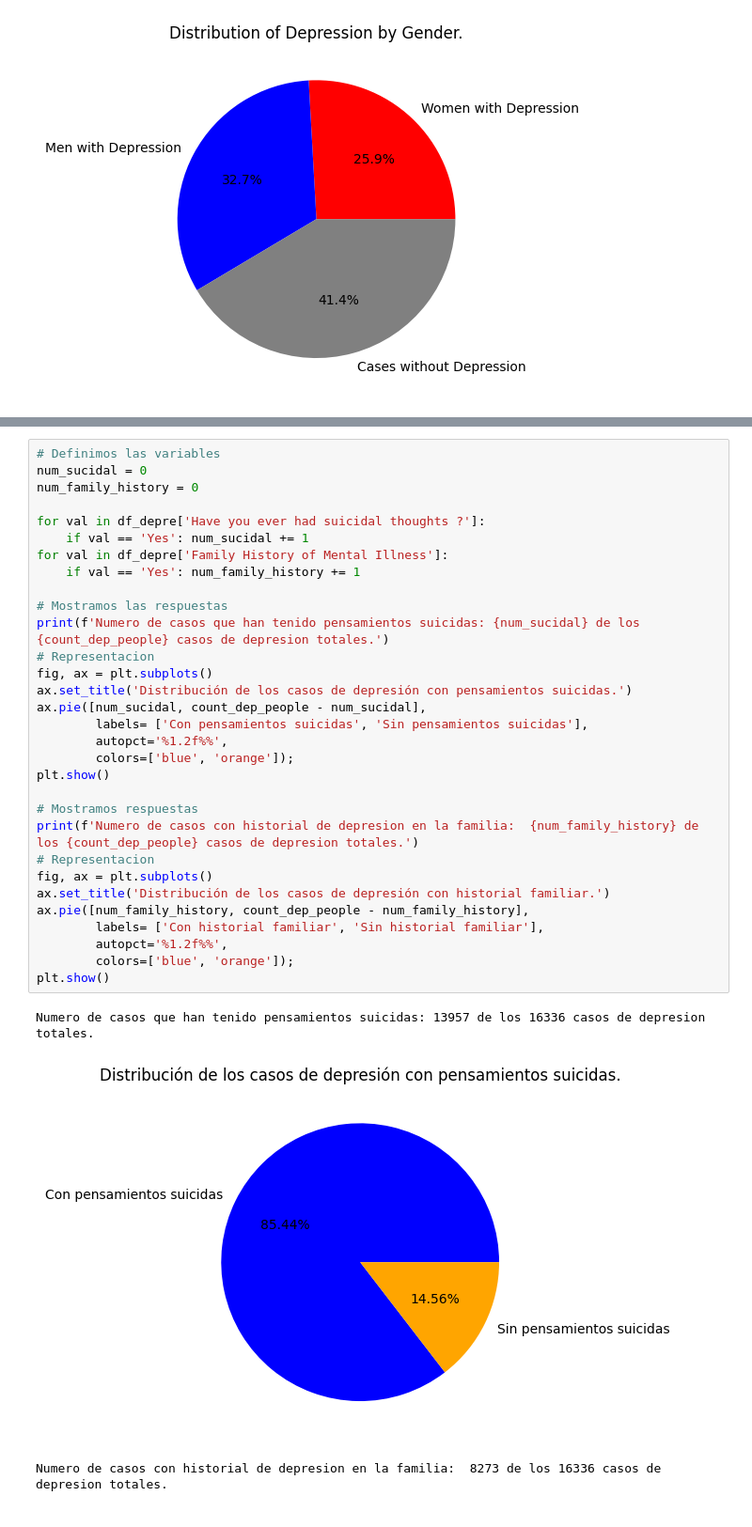
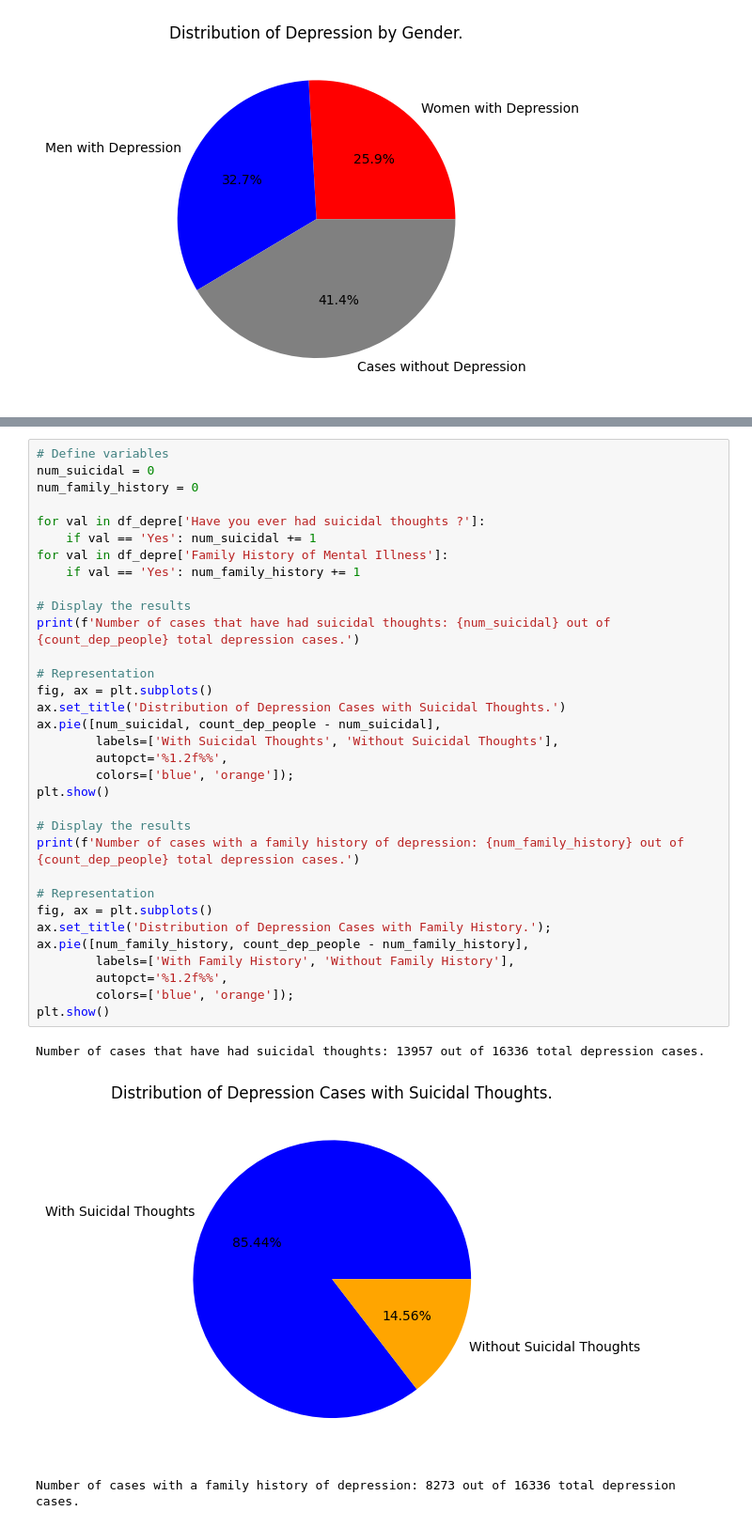
Before and after one commit to Levian17/Depression-Predicter, a Jupyter notebook: data/data_visualization_english.ipynb, the cells around one changed output, grey strips where cells are left out. Shown: that part at 94% size. Drawn from its saved outputs; the diff is of its cells as text.

```diff
--- a/data/data_visualization_english.ipynb
+++ b/data/data_visualization_english.ipynb
@@ -295,35 +297,37 @@ plt.show()
 # %%
-# Definimos las variables
-num_sucidal = 0
+# Define variables
+num_suicidal = 0
 num_family_history = 0
 
 for val in df_depre['Have you ever had suicidal thoughts ?']:
-    if val == 'Yes': num_sucidal += 1
+    if val == 'Yes': num_suicidal += 1
 for val in df_depre['Family History of Mental Illness']:
     if val == 'Yes': num_family_history += 1
 
-# Mostramos las respuestas
-print(f'Numero de casos que han tenido pensamientos suicidas: {num_sucidal} de los {count_dep_people} casos de depresion totales.')
-# Representacion
+# Display the results
+print(f'Number of cases that have had suicidal thoughts: {num_suicidal} out of {count_dep_people} total depression cases.')
+
+# Representation
 fig, ax = plt.subplots()
-ax.set_title('Distribución de los casos de depresión con pensamientos suicidas.')
-ax.pie([num_sucidal, count_dep_people - num_sucidal],
-        labels= ['Con pensamientos suicidas', 'Sin pensamientos suicidas'],
+ax.set_title('Distribution of Depression Cases with Suicidal Thoughts.')
+ax.pie([num_suicidal, count_dep_people - num_suicidal],
+        labels=['With Suicidal Thoughts', 'Without Suicidal Thoughts'],
         autopct='%1.2f%%',
         colors=['blue', 'orange']);
 plt.show()
 
-# Mostramos respuestas
-print(f'Numero de casos con historial de depresion en la familia:  {num_family_history} de los {count_dep_people} casos de depresion totales.')
-# Representacion
+# Display the results
+print(f'Number of cases with a family history of depression: {num_family_history} out of {count_dep_people} total depression cases.')
+
+# Representation
 fig, ax = plt.subplots()
-ax.set_title('Distribución de los casos de depresión con historial familiar.')
+ax.set_title('Distribution of Depression Cases with Family History.');
 ax.pie([num_family_history, count_dep_people - num_family_history],
-        labels= ['Con historial familiar', 'Sin historial familiar'],
+        labels=['With Family History', 'Without Family History'],
         autopct='%1.2f%%',
         colors=['blue', 'orange']);
 plt.show()
 # %% [output]
-Numero de casos que han tenido pensamientos suicidas: 13957 de los 16336 casos de depresion totales.
+Number of cases that have had suicidal thoughts: 13957 out of 16336 total depression cases.
-[figure, old version]
+[figure, new version]
-Numero de casos con historial de depresion en la familia:  8273 de los 16336 casos de depresion totales.
+Number of cases with a family history of depression: 8273 out of 16336 total depression cases.
```
Also changed, not shown: parts of 23 cells of this notebook, 4 other files.
